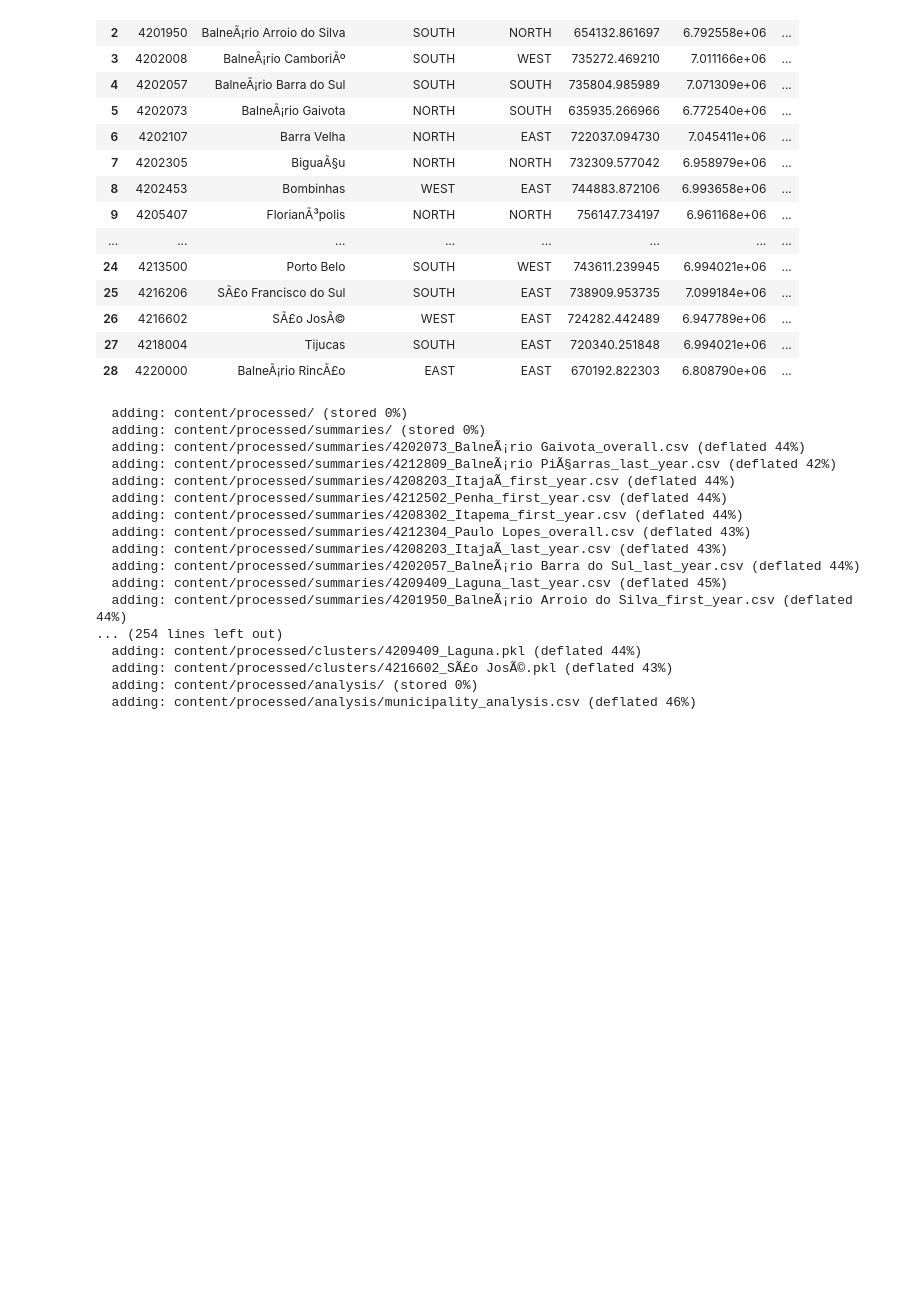
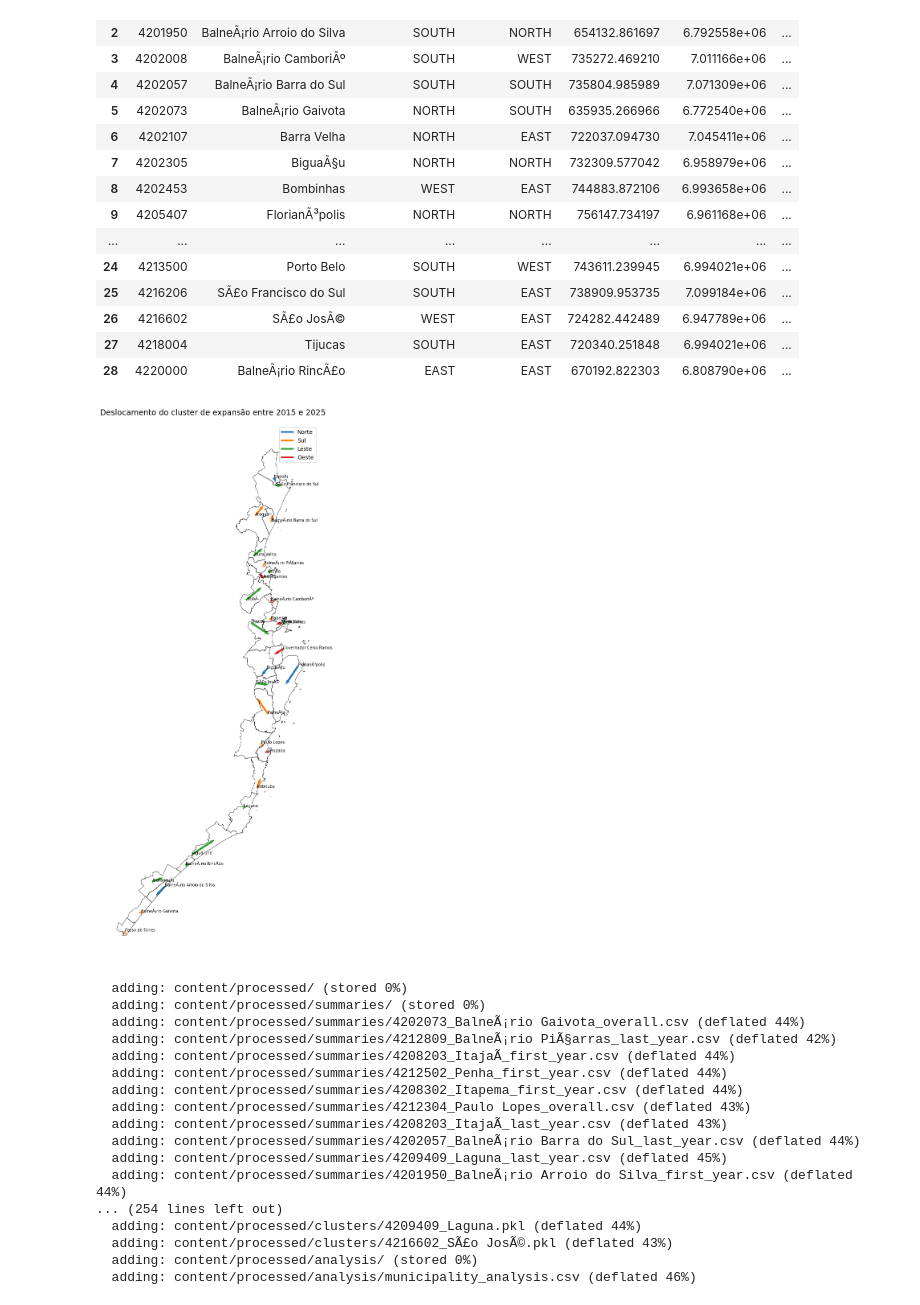
Before and after one commit to sofialindner/ntl-urban-expansion-mapping, a Jupyter notebook: main.ipynb, the cells around one changed output. Cells and saved outputs as stored; diff of their text form; code cells hidden in the pictures; blank space fills up the shorter version.

Commit message:
:sparkles: feat: add image of coast with direction vectors per city

```diff
--- a/main.ipynb
+++ b/main.ipynb
@@ -1046,6 +1046,101 @@ Analisando 4220000_BalneÃ¡rio RincÃ£o.pkl
 | 26 | 4216602 | SÃ£o JosÃ© | WEST | EAST | 724282.442489 | 6.947789e+06 | ... |
 | 27 | 4218004 | Tijucas | SOUTH | EAST | 720340.251848 | 6.994021e+06 | ... |
 | 28 | 4220000 | BalneÃ¡rio RincÃ£o | EAST | EAST | 670192.822303 | 6.808790e+06 | ... |
+# %%
+import pandas as pd
+import geopandas as gpd
+import matplotlib.pyplot as plt
+
+# Shapefile dos municípios
+cities = gpd.read_file("LITORAL_SC_REPROJETADO.shp")
+
+# CSV com a análise consolidada
+analysis = pd.read_csv("municipality_analysis.csv")
+
+# Garantir que os códigos tenham o mesmo tipo
+cities["CD_MUN"] = cities["CD_MUN"].astype(int)
+analysis["city_code"] = analysis["city_code"].astype(int)
+
+# Junta shapefile e resultados
+gdf = cities.merge(
+    analysis,
+    left_on="CD_MUN",
+    right_on="city_code"
+)
+
+# Cores para cada direção
+direction_colors = {
+    "NORTH": "#1f77b4",  # azul
+    "SOUTH": "#ff7f0e",  # laranja
+    "EAST": "#2ca02c",  # verde
+    "WEST": "#d62728"   # vermelho
+}
+
+fig, ax = plt.subplots(figsize=(10, 14))
+
+# Limites dos municípios
+gdf.boundary.plot(
+    ax=ax,
+    linewidth=0.5,
+    color="black"
+)
+
+# Desenha as setas
+for _, row in gdf.iterrows():
+
+    color = direction_colors.get(
+        row["shift_direction"],
+        "gray"
+    )
+
+    x1 = row["centroid_x_2015"]
+    y1 = row["centroid_y_2015"]
+
+    dx = row["dx_shift"]
+    dy = row["dy_shift"]
+
+    ax.arrow(
+        x1,
+        y1,
+        dx,
+        dy,
+        color=color,
+        width=1000,
+        head_width=2000,
+        length_includes_head=True,
+        alpha=1
+    )
+
+    # Nome do município (opcional)
+    ax.text(
+        x1,
+        y1,
+        row["city_name"],
+        fontsize=7
+    )
+
+# Legenda
+from matplotlib.lines import Line2D
+
+legend_elements = [
+    Line2D([0], [0], color=direction_colors["NORTH"], lw=3, label="Norte"),
+    Line2D([0], [0], color=direction_colors["SOUTH"], lw=3, label="Sul"),
+    Line2D([0], [0], color=direction_colors["EAST"], lw=3, label="Leste"),
+    Line2D([0], [0], color=direction_colors["WEST"], lw=3, label="Oeste")
+]
+
+ax.legend(handles=legend_elements)
+
+ax.set_title(
+    "Deslocamento do cluster de expansão entre 2015 e 2025",
+    fontsize=14
+)
+
+ax.set_axis_off()
+plt.tight_layout()
+plt.show()
+# %% [output]
+[figure, added]
 # %%
 # Comprime a pasta de processados para um zip
 !zip -r processed.zip /content/processed
```
Also changed, not shown: parts of 1 cell of this notebook.
